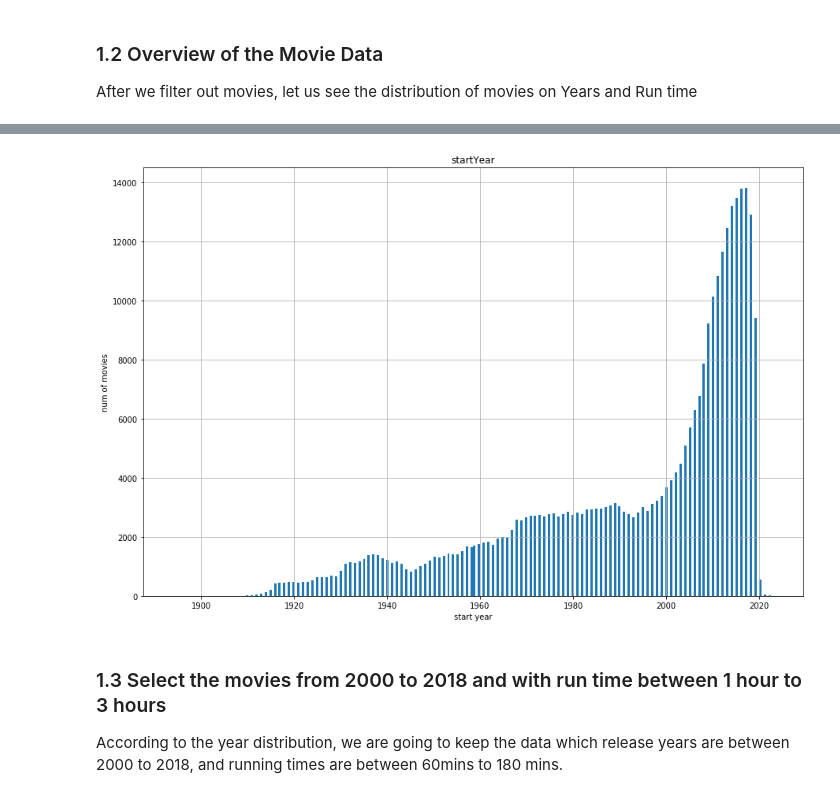
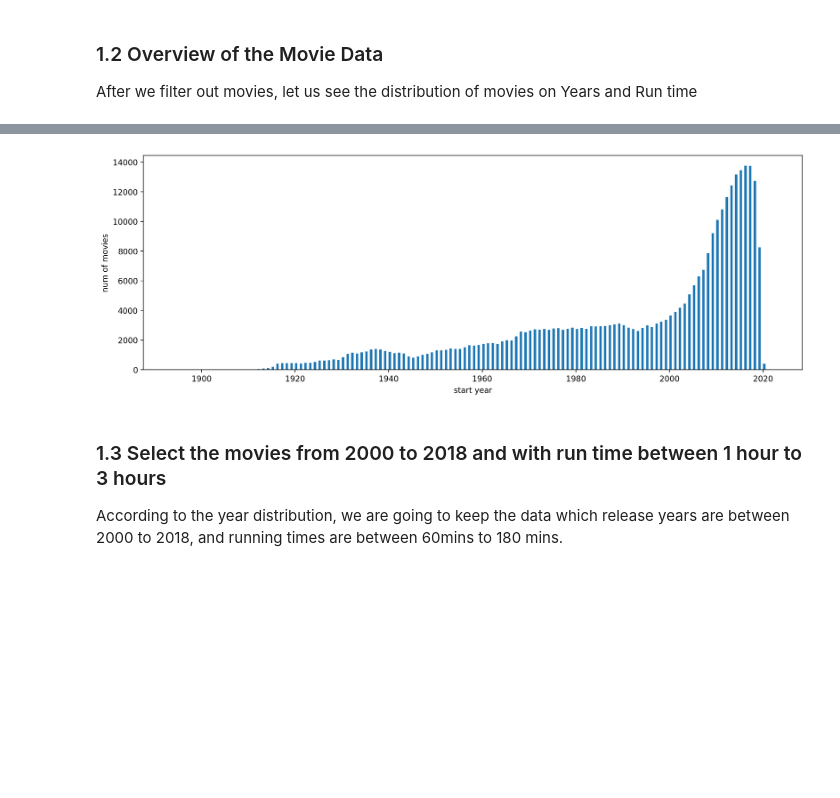
Before and after one commit to pupboss/CE7454-Project-Fall2019, a Jupyter notebook: notebook/data_clean.ipynb, the cells around one changed output, grey strips where cells are left out. Cells and saved outputs as stored; diff of their text form; code cells hidden in the pictures; blank space fills up the shorter version.

```diff
--- a/notebook/data_clean.ipynb
+++ b/notebook/data_clean.ipynb
@@ -48,11 +51,11 @@ file_movie_list.describe()
 # %%
-import matplotlib.pyplot as plt
-file_movie_list.hist(column="startYear",figsize=(15,10),bins=256)
+plt.figure(figsize=(15,5), dpi=200)
+plt.hist(file_movie_list["startYear"],bins=256)
 plt.xlabel("start year")
 plt.ylabel("num of movies")
 plt.show()
 # %% [output]
-[figure, old version]
+[figure, new version]
 # %% [markdown]
 ### 1.3 Select the movies from 2000 to 2018 and with run time between 1 hour to 3 hours
 
```
Also changed, not shown: parts of 3 cells of this notebook, 4 other files.
